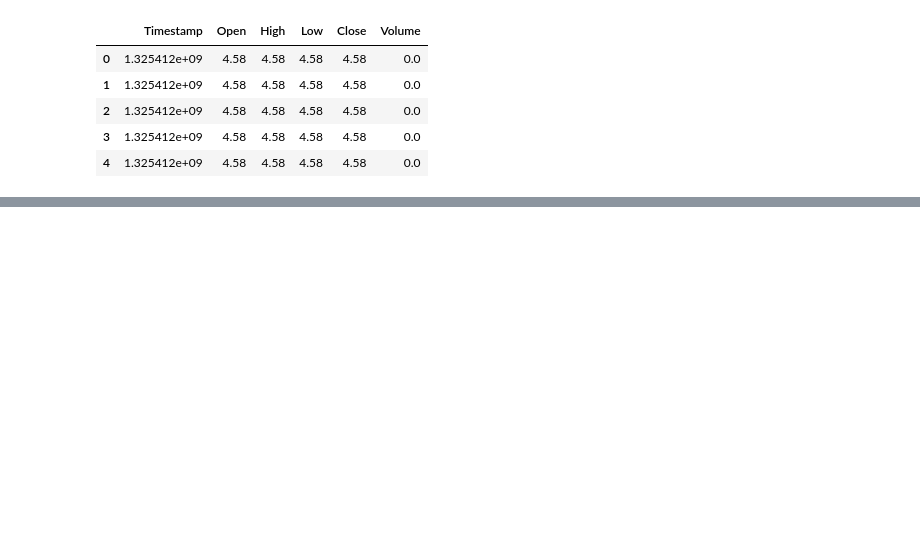
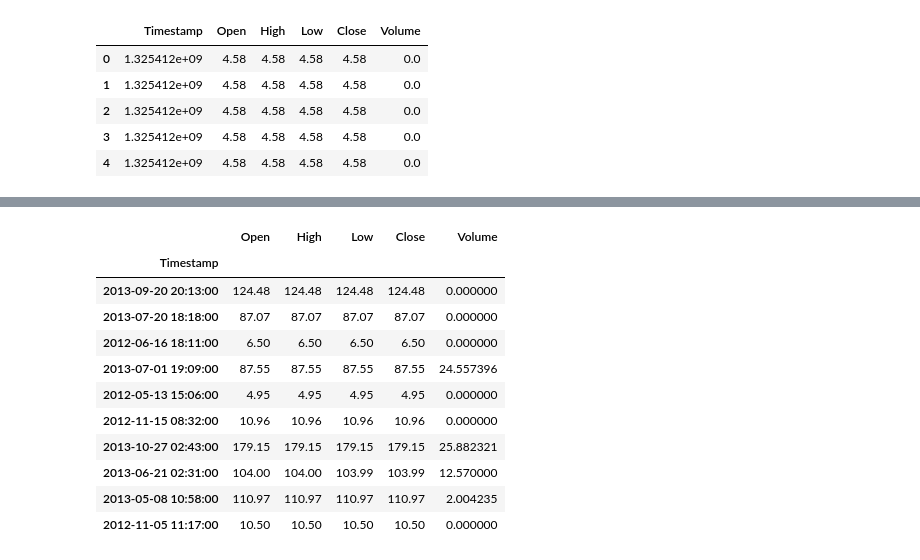
Before and after one commit to purnomoyusgiantoro/projek-bitcoin-ml, a Jupyter notebook: bitcoin_machine_learning.ipynb, the cells around one changed output, grey strips where cells are left out. Drawn from its saved outputs; the diff is of its cells as text; code cells hidden in the pictures; blank space fills up the shorter version.

```diff
--- a/bitcoin_machine_learning.ipynb
+++ b/bitcoin_machine_learning.ipynb
@@ -74,0 +84,18 @@ dtype: int64
+# %%
+df['Timestamp'] = pd.to_datetime(df['Timestamp'],unit='s')
+df.set_index('Timestamp',inplace=True)
+# %%
+df.sample(10)
+# %% [output]
+|  | Open | High | Low | Close | Volume |
+| Timestamp |  |  |  |  |  |
+| 2013-09-20 20:13:00 | 124.48 | 124.48 | 124.48 | 124.48 | 0.000000 |
+| 2013-07-20 18:18:00 | 87.07 | 87.07 | 87.07 | 87.07 | 0.000000 |
+| 2012-06-16 18:11:00 | 6.50 | 6.50 | 6.50 | 6.50 | 0.000000 |
+| 2013-07-01 19:09:00 | 87.55 | 87.55 | 87.55 | 87.55 | 24.557396 |
+| 2012-05-13 15:06:00 | 4.95 | 4.95 | 4.95 | 4.95 | 0.000000 |
+| 2012-11-15 08:32:00 | 10.96 | 10.96 | 10.96 | 10.96 | 0.000000 |
+| 2013-10-27 02:43:00 | 179.15 | 179.15 | 179.15 | 179.15 | 25.882321 |
+| 2013-06-21 02:31:00 | 104.00 | 104.00 | 103.99 | 103.99 | 12.570000 |
+| 2013-05-08 10:58:00 | 110.97 | 110.97 | 110.97 | 110.97 | 2.004235 |
+| 2012-11-05 11:17:00 | 10.50 | 10.50 | 10.50 | 10.50 | 0.000000 |
```
Also changed, not shown: parts of 6 cells of this notebook.
